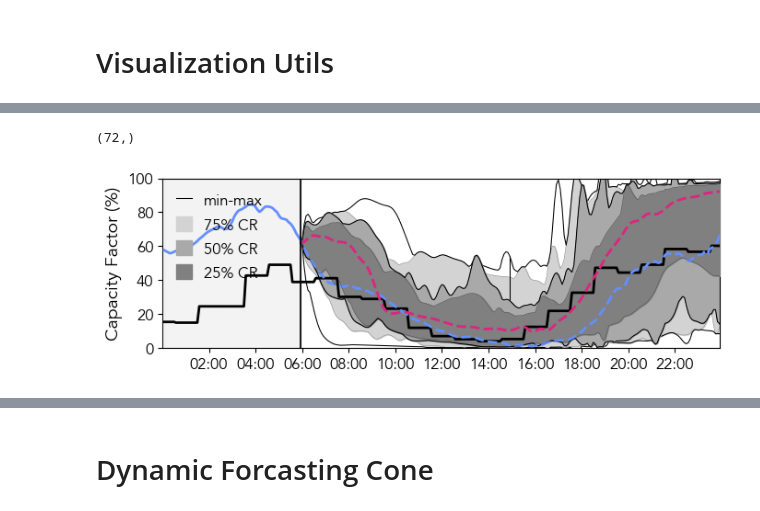
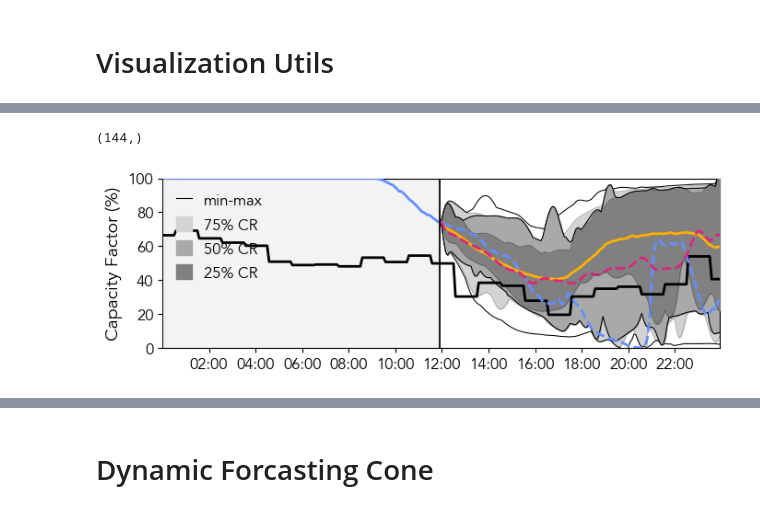
Before and after one commit to gterren/functional_forecast_dynamic_update, a Jupyter notebook: wind_ffc_viz.ipynb, the cells around one changed output, grey strips where cells are left out. Cells and saved outputs as stored; diff of their text form; code cells hidden in the pictures.

```diff
--- a/wind_ffc_viz.ipynb
+++ b/wind_ffc_viz.ipynb
@@ -57,8 +68,6 @@ TX_ = gpd.read_file(path_to_data + "/maps/TX/State.shp")
 # Historical random curves and day-ahead forecasts
 # %%
 T = 288
-resource = 'wind'
-
 # Load 2017 data as training set
 with open(path_to_data + f"/linear_preprocessed_{resource}_2017.pkl", 'rb') as f:
     _data = pkl.load(f)
@@ -112,9 +121,7 @@ E_ts_[E_ts_ < 0.] = 0.
 
 # Format training set from day x interval x asset to [day * asset] x interval
 E_ts_lin_ = E_ts_.copy()
-E_tr_lin_ = np.concatenate([E_tr_[..., k]
-                            for k in range(E_tr_.shape[2])], axis = 0)
-
+E_tr_lin_ = np.concatenate([E_tr_[..., k] for k in range(E_tr_.shape[2])], axis = 0)
 print(E_tr_lin_.shape, E_ts_lin_.shape)
 # %% [output]
 (187,) (104544, 187) (104544, 187)
@@ -243,7 +238,7 @@ print(t_tr_.shape, t_ts_.shape)
 (187, 2) (187,) (364, 288, 187) (364, 288, 187) (364, 288)
 (67881,) (364,)
 # %%
-params_ = pd.read_csv(path_to_data + f'/interp_{resource}_dynamic_update_param.csv',
-                      index_col = 0)
-
-params_.columns = params_.columns.astype(int)
+hyper_         = pd.read_csv(path_to_params + f'/{resource}-observation-params_val.csv')
+hyper_         = hyper_.set_index("parameter")
+hyper_.columns = hyper_.columns.astype(int)
+print(hyper_)
@@ -961,5 +725,6 @@ NameError: name '_fig' is not defined
 # %%
-def _plot_enhanced_functional_boxplot(_ax, _upper, _lower, f_, e_, f_hat_, m_, dt_, dx_,
+def _plot_enhanced_functional_boxplot(_ax, _upper, _lower, f_, e_, f_hat_, m_,
+                                      focal_curve_, dt_, dx_,
                                       legend_1 = True,
                                       legend_2 = True):
 
@@ -986,6 +751,13 @@ def _plot_enhanced_functional_boxplot(_ax, _upper, _lower, f_, e_, f_hat_, m_, d
              ls     = "--",
              lw     = 2)
 
+    _ax.plot(dt_[-f_hat_.shape[0]:] + dt, 100*focal_curve_,
+             c      = palette_.loc[4, "ibm"],
+             zorder = 4,
+             #ls     = "--",
+             label  = r"$\hat{\mu} (s)$" if legend_1 else None,
+             lw     = 2)
+
     m_p_ = np.concatenate([f_[-1] * np.ones((1,)), m_], axis=0)
     _ax.plot(dt_[-m_p_.shape[0]:] + dt, 100*m_p_,
              c      = palette_.loc[2, "ibm"],
@@ -1008,14 +780,6 @@ def _plot_enhanced_functional_boxplot(_ax, _upper, _lower, f_, e_, f_hat_, m_, d
              c     = 'k',
              lw    = .75,
              label = "min-max" if legend_2 else None)
-
-    t_mdl_ = lower_p_.shape[0] // 2
-    _ax.vlines(x      = dt_[-t_mdl_],
-               ymin   = 100*lower_p_[-t_mdl_ - 1],
-               ymax   = 100*upper_p_[-t_mdl_ - 1],
-               color  = 'k',
-               lw     = .75,
-               zorder = 2)
 
     colors_ = ["lightgray", "darkgray", "gray"]
 
@@ -1079,8 +843,7 @@ def _plot_enhanced_functional_boxplot(_ax, _upper, _lower, f_, e_, f_hat_, m_, d
     _ax.set_xlim(dt_[0], dt_[-1])
     _ax.set_ylabel("Capacity Factor (%)", size=14)
 
-
-# Derive confidence intervals from a smooth functional depth metric
+# Functional boxplot from a smooth functional depth metric
 def _functional_boxplot(M_downsampled_,
                         M_upsampled_,
                         alpha_,
@@ -1092,51 +855,50 @@ def _functional_boxplot(M_downsampled_,
 
     I_ = np.argsort(D_)[::-1]
 
-    _y_pred_upper = {}
-    _y_pred_lower = {}
+    _U = {}
+    _L = {}
     for i in range(len(alpha_)):
-        scen_ = M_upsampled_[I_[:-int(M_upsampled_.shape[0] * alpha_[i])],]
+        scenarios_         = M_upsampled_[I_[:-int(M_upsampled_.shape[0] * alpha_[i])],]
+        _U[f'{alpha_[i]}'] = np.max(scenarios_, axis = 0)
+        _L[f'{alpha_[i]}'] = np.min(scenarios_, axis = 0)
 
-        _y_pred_upper[f'{alpha_[i]}'] = np.max(scen_, axis = 0)
-        _y_pred_lower[f'{alpha_[i]}'] = np.min(scen_, axis = 0)
+    m_        = M_upsampled_[I_[0],]
+    _U['max'] = np.max(M_upsampled_, axis = 0)
+    _L['min'] = np.min(M_upsampled_, axis = 0)
 
-    m_ = M_upsampled_[I_[0],]
-
-    _y_pred_upper['max'] = np.max(M_upsampled_, axis = 0)
-    _y_pred_lower['min'] = np.min(M_upsampled_, axis = 0)
-
-    return m_, _y_pred_upper, _y_pred_lower
+    return m_, _U, _L
 
 m_0_ = np.ones(_meta['m_0'].shape)*f_[-1]
 M_interp_, M_interp_ds_, dt_p_ = _functional_downsampling(M_, m_0_, dt_,
                                                           subsample = 12,
-                                                          n_basis   = int(M_.shape[1]/4))
+                                                          n_basis   = int(M_.shape[1]/5))
 
 # Calculate confidence intervals from Directional Quantiles
 alpha_ = [0.25, 0.5, 0.75]
 depth  = 'MBD'
 
 m_, _upper, _lower = _functional_boxplot(M_interp_ds_,
                                          M_interp_,
                                          alpha_,
                                          depth,
                                          path_to_fDepth)
 
 print(f_.shape)
 _fig, _ax = plt.subplots(1, 1,
                         figsize = (6.75, 2.25),
                         layout  = "constrained")
 
-_plot_enhanced_functional_boxplot(_ax, _upper, _lower, f_, e_, f_hat_, m_, dt_, dx_,
+_plot_enhanced_functional_boxplot(_ax, _upper, _lower, f_, e_, f_hat_, m_,
+                                  _meta['focal_curve'], dt_, dx_,
                                   legend_1 = False,
                                   legend_2 = True)
 
 plt.savefig(path_to_images + f"/fboxplot_{file_name}.png",
             bbox_inches = "tight",
             dpi         = 600)
 
 plt.show()
 # %% [output]
-(72,)
+(144,)
-[figure, old version]
+[figure, new version]
 # %%
```
Also changed, not shown: parts of 38 cells of this notebook, 8 other files.
